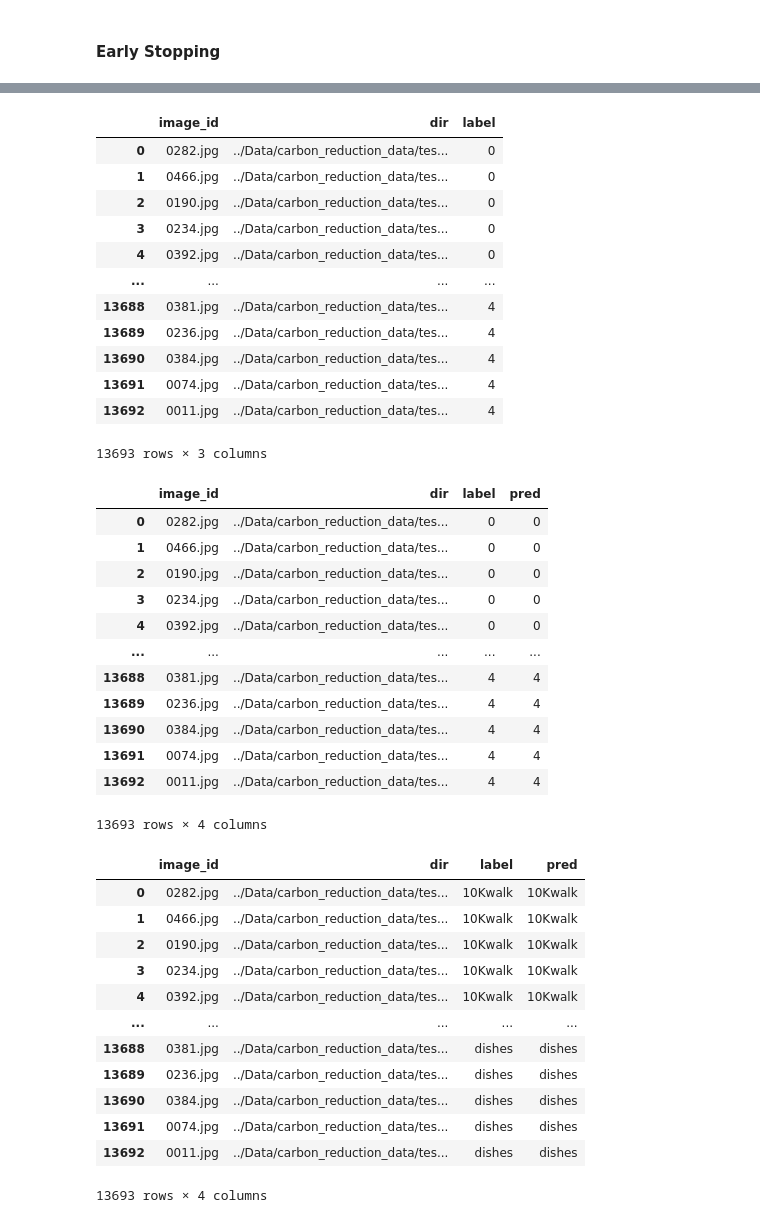
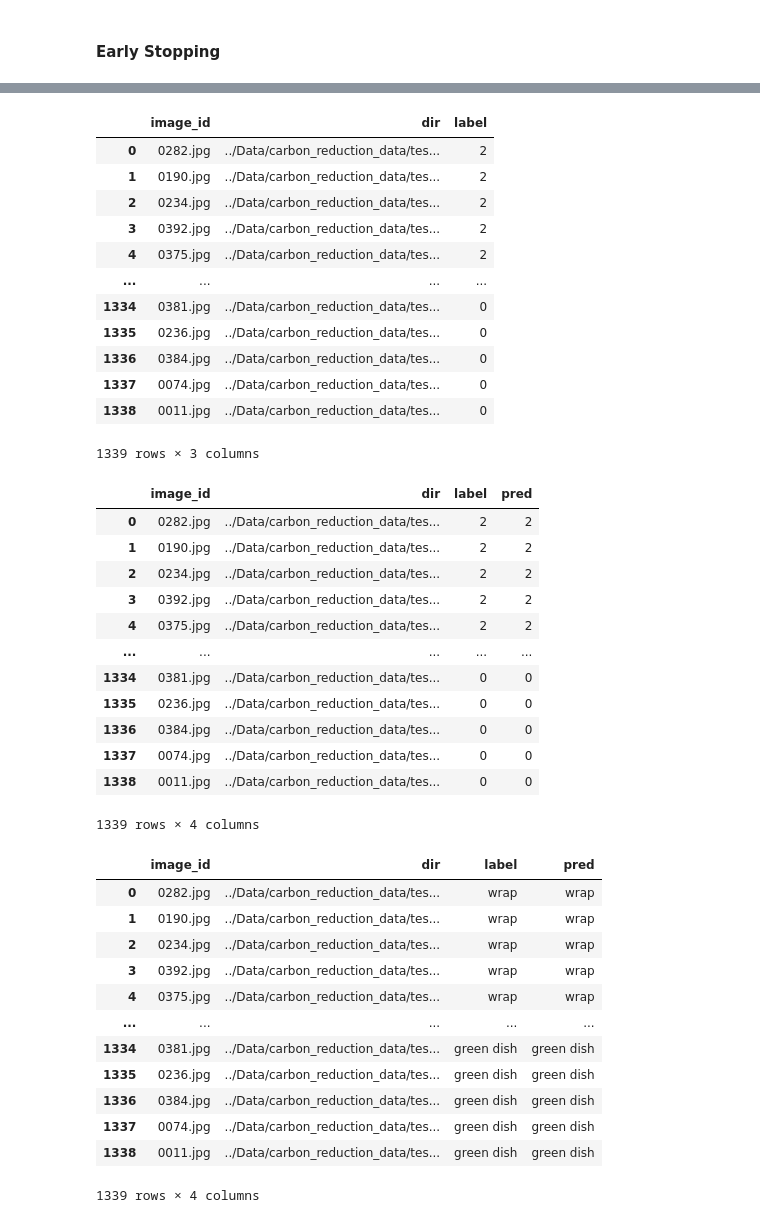
Before and after one commit to hojunking/KD_models, a Jupyter notebook: student_classifier.ipynb, the cells around one changed output, grey strips where cells are left out. Saved outputs shown, nothing was run; the diff lists cells and outputs as text; code cells hidden in the pictures.

```diff
--- a/student_classifier.ipynb
+++ b/student_classifier.ipynb
@@ -39,7 +39,7 @@ CFG = {
     'fold_num': 5,
     'seed': 42,
     't_model': 'resnet152',
-    'load_model': 'KD_resnet152_box_202305191256', # LOAD TEACHER MODEL
+    'load_model': 'KD_resnet152_dishes_202305200035', # LOAD TEACHER MODEL
     's_model': 'mobilenet_v3_large',
     'img_size': 260,
     'alpha': 0.5, # HARD LABEL : SOFT LABEL RATIO
@@ -59,7 +59,7 @@ CFG = {
 # %% [markdown]
 #### wandb init
 # %%
-category = 'box'
+category = 'dishes'
 time_now = dt.datetime.now()
 run_id = time_now.strftime("%Y%m%d%H%M")
 project_name = 'KD_'+ category + '_'+ CFG['t_model'] + '_' + CFG['s_model']
@@ -67,8 +67,8 @@ user = 'hojunking'
 run_name = project_name + '_' + run_id
 # %%
 # TRAIN DATASET DATAFRAME
-train_path = '../Data/carbon_reduction_data/bin/train/'
-label_list = ["box","untapedBox"]
+train_path = '../Data/carbon_reduction_data/train/'
+label_list = ['wrap','leftover','green dish']
 
 train_img_paths = []
 train_img_labels = []
@@ -100,6 +101,6 @@ Train_Images_labels: 5906
 # %%
 # TEST DATASET DATAFRAME
-test_path = '../Data/carbon_reduction_data/bin/test/'
+test_path =  '../Data/carbon_reduction_data/test/'
 test_img_paths = []
 test_img_labels = []
 
@@ -689,18 +700,18 @@ Epoch 0/199
 test
 # %% [output]
 |  | image_id | dir | label |
-| 0 | 0282.jpg | ../Data/carbon_reduction_data/tes... | 0 |
-| 1 | 0466.jpg | ../Data/carbon_reduction_data/tes... | 0 |
-| 2 | 0190.jpg | ../Data/carbon_reduction_data/tes... | 0 |
-| 3 | 0234.jpg | ../Data/carbon_reduction_data/tes... | 0 |
-| 4 | 0392.jpg | ../Data/carbon_reduction_data/tes... | 0 |
+| 0 | 0282.jpg | ../Data/carbon_reduction_data/tes... | 2 |
+| 1 | 0190.jpg | ../Data/carbon_reduction_data/tes... | 2 |
+| 2 | 0234.jpg | ../Data/carbon_reduction_data/tes... | 2 |
+| 3 | 0392.jpg | ../Data/carbon_reduction_data/tes... | 2 |
+| 4 | 0375.jpg | ../Data/carbon_reduction_data/tes... | 2 |
 | ... | ... | ... | ... |
-| 13688 | 0381.jpg | ../Data/carbon_reduction_data/tes... | 4 |
-| 13689 | 0236.jpg | ../Data/carbon_reduction_data/tes... | 4 |
-| 13690 | 0384.jpg | ../Data/carbon_reduction_data/tes... | 4 |
-| 13691 | 0074.jpg | ../Data/carbon_reduction_data/tes... | 4 |
-| 13692 | 0011.jpg | ../Data/carbon_reduction_data/tes... | 4 |
+| 1334 | 0381.jpg | ../Data/carbon_reduction_data/tes... | 0 |
+| 1335 | 0236.jpg | ../Data/carbon_reduction_data/tes... | 0 |
+| 1336 | 0384.jpg | ../Data/carbon_reduction_data/tes... | 0 |
+| 1337 | 0074.jpg | ../Data/carbon_reduction_data/tes... | 0 |
+| 1338 | 0011.jpg | ../Data/carbon_reduction_data/tes... | 0 |
-13693 rows × 3 columns
+1339 rows × 3 columns
 # %%
 ########################## inference #############################
 def inference(model, data_loader, device):
@@ -719,66 +730,66 @@ def inference(model, data_loader, device):
 # %%
 # RUN INFERENCE
 model = Student(CFG['s_model'], test.label.nunique(), pretrained=True)
-load_model = CFG['model_path'] + '/KD_16classes_resnet152_mobilenet_v3_large_202305190247/' + CFG['s_model'] + '.pth'
+load_model = CFG['model_path'] + '/KD_dishes_resnet152_mobilenet_v3_large_202305201323/' + CFG['s_model'] + '.pth'
 test_dir = test.dir.values
 
 tst_ds = CustomDataset(test, test_dir, transform=transform_test, output_label=False)
 tst_loader = torch.utils.data.DataLoader(
     tst_ds,
     batch_size=CFG['train_bs'],
     num_workers=CFG['num_workers'],
     shuffle=False,
     pin_memory=True
 )
 device = torch.device(CFG['device'])
 
 # INFERENCE VIA MULTI-GPU
 # if torch.cuda.device_count() > 1:
 #         model = nn.DataParallel(model)
 model.to(device)
 
 # RUN INFERENCE
 predictions = []
 model.load_state_dict(torch.load(load_model))
 with torch.no_grad():
     predictions += [inference(model, tst_loader, device)]
 
 
 predictions = np.mean(predictions, axis=0)
 test['pred'] = np.argmax(predictions, axis=1)
 test
 # %% [output]
 |  | image_id | dir | label | pred |
-| 0 | 0282.jpg | ../Data/carbon_reduction_data/tes... | 0 | 0 |
-| 1 | 0466.jpg | ../Data/carbon_reduction_data/tes... | 0 | 0 |
-| 2 | 0190.jpg | ../Data/carbon_reduction_data/tes... | 0 | 0 |
-| 3 | 0234.jpg | ../Data/carbon_reduction_data/tes... | 0 | 0 |
-| 4 | 0392.jpg | ../Data/carbon_reduction_data/tes... | 0 | 0 |
+| 0 | 0282.jpg | ../Data/carbon_reduction_data/tes... | 2 | 2 |
+| 1 | 0190.jpg | ../Data/carbon_reduction_data/tes... | 2 | 2 |
+| 2 | 0234.jpg | ../Data/carbon_reduction_data/tes... | 2 | 2 |
+| 3 | 0392.jpg | ../Data/carbon_reduction_data/tes... | 2 | 2 |
+| 4 | 0375.jpg | ../Data/carbon_reduction_data/tes... | 2 | 2 |
 | ... | ... | ... | ... | ... |
-| 13688 | 0381.jpg | ../Data/carbon_reduction_data/tes... | 4 | 4 |
-| 13689 | 0236.jpg | ../Data/carbon_reduction_data/tes... | 4 | 4 |
-| 13690 | 0384.jpg | ../Data/carbon_reduction_data/tes... | 4 | 4 |
-| 13691 | 0074.jpg | ../Data/carbon_reduction_data/tes... | 4 | 4 |
-| 13692 | 0011.jpg | ../Data/carbon_reduction_data/tes... | 4 | 4 |
+| 1334 | 0381.jpg | ../Data/carbon_reduction_data/tes... | 0 | 0 |
+| 1335 | 0236.jpg | ../Data/carbon_reduction_data/tes... | 0 | 0 |
+| 1336 | 0384.jpg | ../Data/carbon_reduction_data/tes... | 0 | 0 |
+| 1337 | 0074.jpg | ../Data/carbon_reduction_data/tes... | 0 | 0 |
+| 1338 | 0011.jpg | ../Data/carbon_reduction_data/tes... | 0 | 0 |
-13693 rows × 4 columns
+1339 rows × 4 columns
 # %%
 test['label'] = le.inverse_transform(test['label'].values)
 test['pred'] = le.inverse_transform(test['pred'].values)
 test
 # %% [output]
 |  | image_id | dir | label | pred |
-| 0 | 0282.jpg | ../Data/carbon_reduction_data/tes... | 10Kwalk | 10Kwalk |
-| 1 | 0466.jpg | ../Data/carbon_reduction_data/tes... | 10Kwalk | 10Kwalk |
-| 2 | 0190.jpg | ../Data/carbon_reduction_data/tes... | 10Kwalk | 10Kwalk |
-| 3 | 0234.jpg | ../Data/carbon_reduction_data/tes... | 10Kwalk | 10Kwalk |
-| 4 | 0392.jpg | ../Data/carbon_reduction_data/tes... | 10Kwalk | 10Kwalk |
+| 0 | 0282.jpg | ../Data/carbon_reduction_data/tes... | wrap | wrap |
+| 1 | 0190.jpg | ../Data/carbon_reduction_data/tes... | wrap | wrap |
+| 2 | 0234.jpg | ../Data/carbon_reduction_data/tes... | wrap | wrap |
+| 3 | 0392.jpg | ../Data/carbon_reduction_data/tes... | wrap | wrap |
+| 4 | 0375.jpg | ../Data/carbon_reduction_data/tes... | wrap | wrap |
 | ... | ... | ... | ... | ... |
-| 13688 | 0381.jpg | ../Data/carbon_reduction_data/tes... | dishes | dishes |
-| 13689 | 0236.jpg | ../Data/carbon_reduction_data/tes... | dishes | dishes |
-| 13690 | 0384.jpg | ../Data/carbon_reduction_data/tes... | dishes | dishes |
-| 13691 | 0074.jpg | ../Data/carbon_reduction_data/tes... | dishes | dishes |
-| 13692 | 0011.jpg | ../Data/carbon_reduction_data/tes... | dishes | dishes |
+| 1334 | 0381.jpg | ../Data/carbon_reduction_data/tes... | green dish | green dish |
+| 1335 | 0236.jpg | ../Data/carbon_reduction_data/tes... | green dish | green dish |
+| 1336 | 0384.jpg | ../Data/carbon_reduction_data/tes... | green dish | green dish |
+| 1337 | 0074.jpg | ../Data/carbon_reduction_data/tes... | green dish | green dish |
+| 1338 | 0011.jpg | ../Data/carbon_reduction_data/tes... | green dish | green dish |
-13693 rows × 4 columns
+1339 rows × 4 columns
 # %%
 import seaborn as sns
 
```
Also changed, not shown: parts of 7 cells of this notebook, 2 other files.
